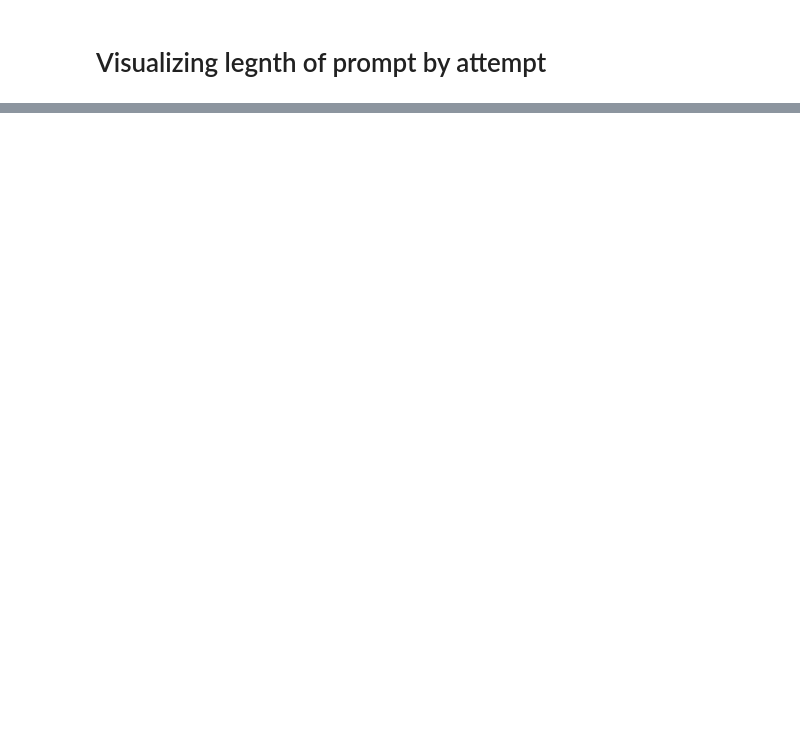
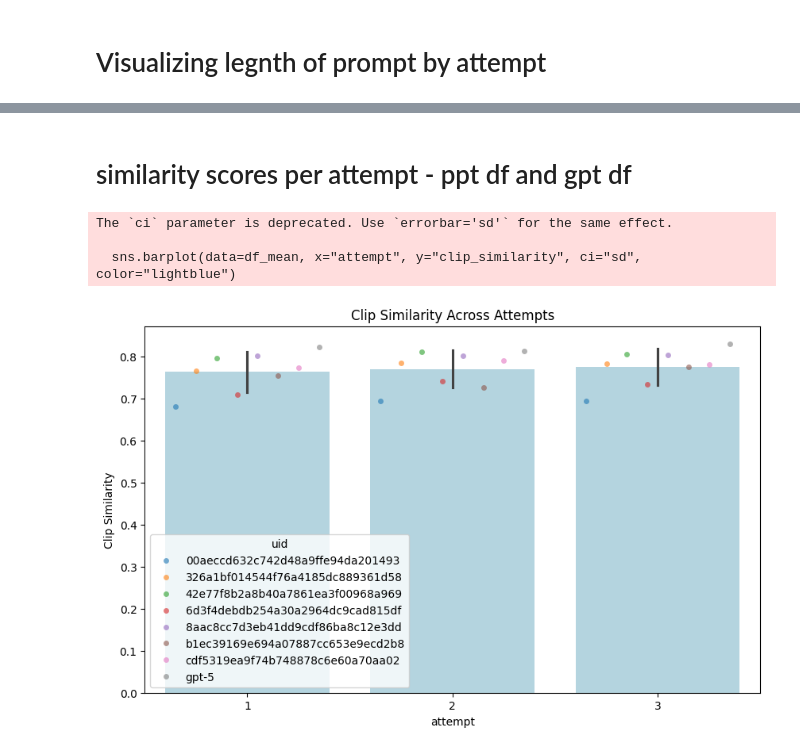
Before and after one commit to AnatKordon/Imagination_in_translation, a Jupyter notebook: analysis/similarity_analysis.ipynb, the cells around one changed output, grey strips where cells are left out. Saved outputs shown, nothing was run; the diff lists cells and outputs as text; code cells hidden in the pictures; blank space fills up the shorter version.

```diff
--- a/analysis/similarity_analysis.ipynb
+++ b/analysis/similarity_analysis.ipynb
@@ -19,0 +46,8 @@ df.head()
+# %%
+# inverting cosine distance to similarity
+df_ppt["clip_similarity"] = 1 - df_ppt["clip_cosine_distance"]
+df_ppt['vgg_similarity'] = 1 - df_ppt['vgg_fc7_distance']
+df_gpt["clip_similarity"] = 1 - df_gpt["clip_cosine_distance"]
+df_gpt['vgg_similarity'] = 1 - df_gpt['vgg_fc7_distance']
+df['clip_similarity'] = 1 - df['clip_cosine_distance']
+df['vgg_similarity'] = 1 - df['vgg_fc7_distance']
@@ -19,0 +165,16 @@ df.head()
+# %% [markdown]
+# similarity scores per attempt - ppt df and gpt df
+# %%
+df_mean = df.groupby(["uid", "attempt"])["clip_similarity"].mean().reset_index()
+plt.figure(figsize=(10,6))
+sns.barplot(data=df_mean, x="attempt", y="clip_similarity", ci="sd", color="lightblue")
+sns.stripplot(data=df_mean, x="attempt", y="clip_similarity", hue="uid", alpha=0.6, jitter=True, dodge=True)
+plt.ylabel("Clip Similarity")
+plt.title("Clip Similarity Across Attempts")
+# plt.legend([],[], frameon=False)  #removing legend (info about ppt)
+plt.show()
+# %% [output]
+The `ci` parameter is deprecated. Use `errorbar='sd'` for the same effect.
+
+  sns.barplot(data=df_mean, x="attempt", y="clip_similarity", ci="sd", color="lightblue")
+[figure, added]
```
Also changed, not shown: parts of 17 cells of this notebook.
